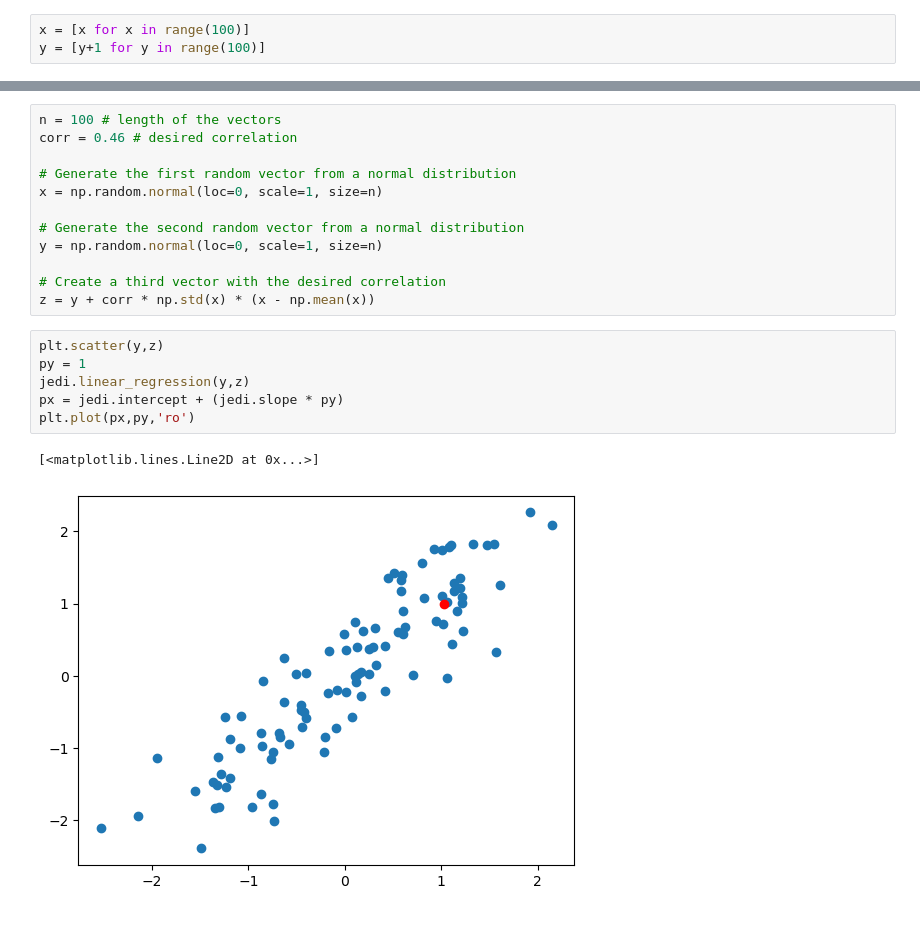
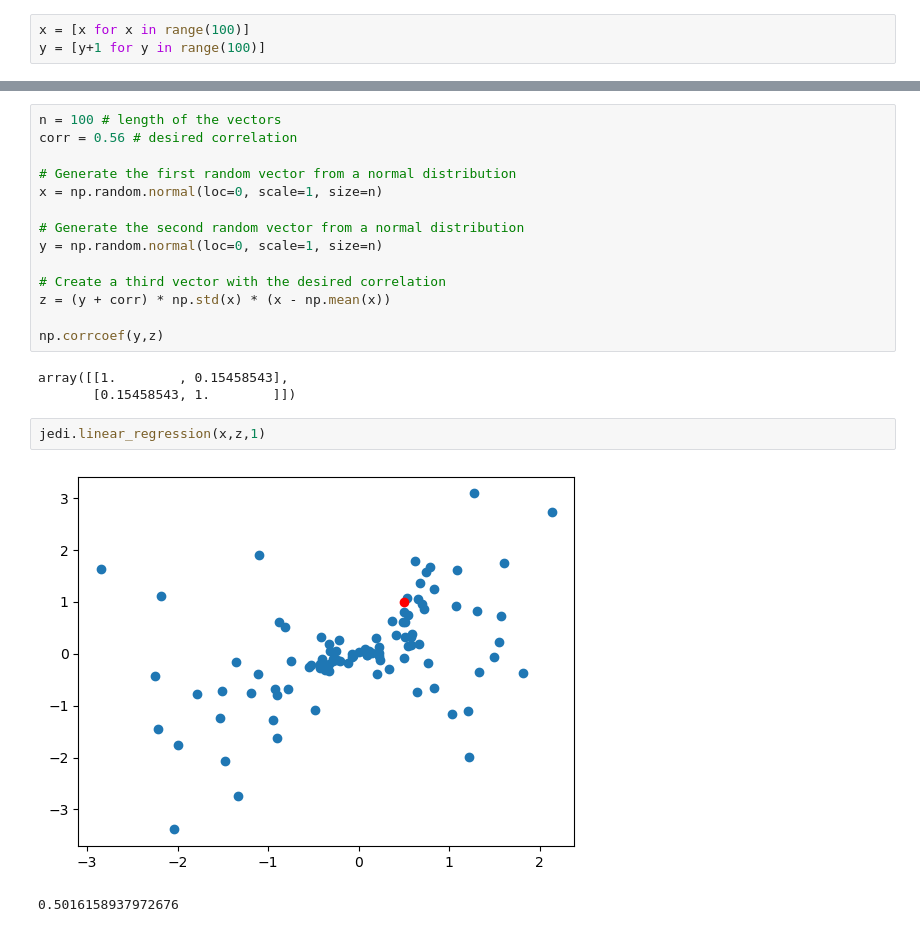
Before and after one commit to LilaShiba/generalized_model, a Jupyter notebook: notebooks/math_for_viz_model.ipynb, the cells around one changed output, grey strips where cells are left out. Saved outputs shown, nothing was run; the diff lists cells and outputs as text.

Commit message:
linear regression scratch

```diff
--- a/notebooks/math_for_viz_model.ipynb
+++ b/notebooks/math_for_viz_model.ipynb
@@ -123,6 +119,6 @@ plt.plot(px,py,'ro')
 # %%
 n = 100 # length of the vectors
-corr = 0.46 # desired correlation
+corr = 0.56 # desired correlation
 
 # Generate the first random vector from a normal distribution
 x = np.random.normal(loc=0, scale=1, size=n)
@@ -131,13 +127,14 @@ x = np.random.normal(loc=0, scale=1, size=n)
 y = np.random.normal(loc=0, scale=1, size=n)
 
 # Create a third vector with the desired correlation
-z = y + corr * np.std(x) * (x - np.mean(x))
+z = (y + corr) * np.std(x) * (x - np.mean(x))
+
+np.corrcoef(y,z)
+# %% [output]
+array([[1.        , 0.15458543],
+       [0.15458543, 1.        ]])
-# %%
-plt.scatter(y,z)
-py = 1
-jedi.linear_regression(y,z)
-px = jedi.intercept + (jedi.slope * py)
-plt.plot(px,py,'ro')
-# %% [output]
-[<matplotlib.lines.Line2D at 0x...>]
-[figure, removed]
+# %%
+jedi.linear_regression(x,z,1)
+# %% [output]
+[figure, added]
+0.5016158937972676
```
Also changed, not shown: parts of 3 cells of this notebook, 1 other file.
